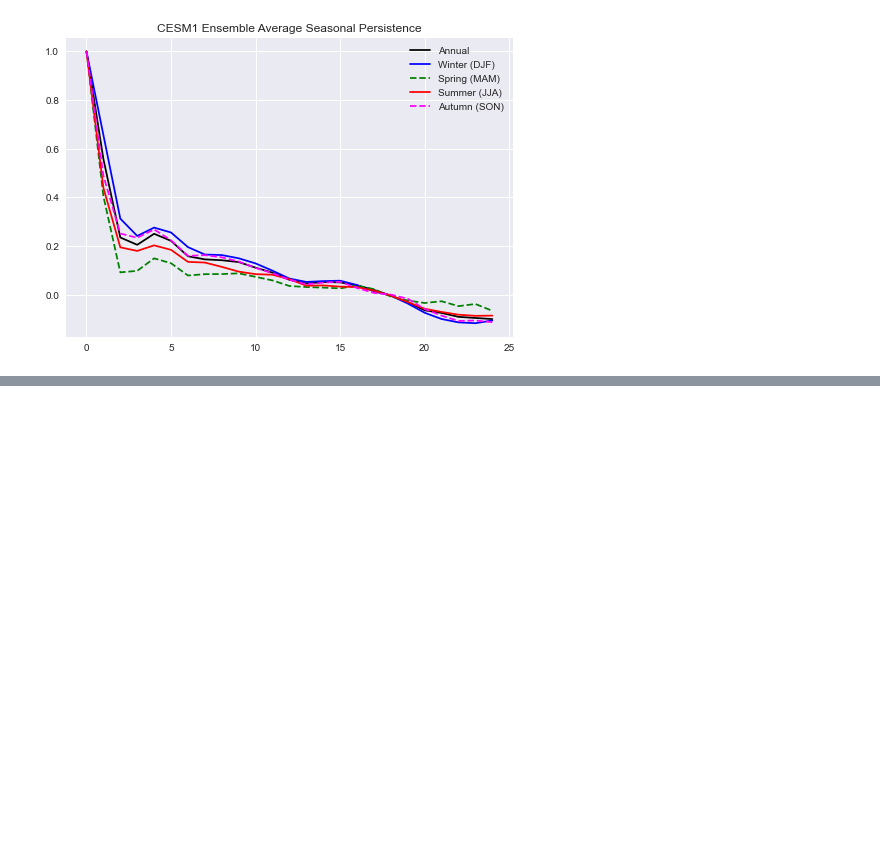
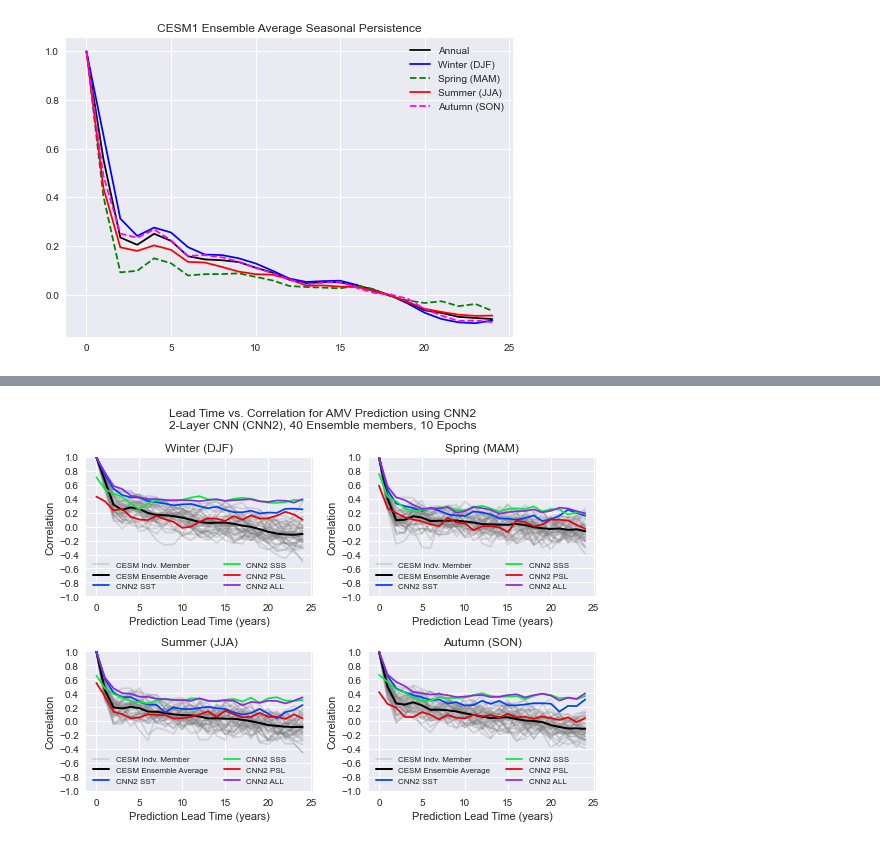
Before and after one commit to glennliu265/predict_amv, a Jupyter notebook: Analysis/plot_leadtime_seasonal_comparisons.ipynb, the cells around one changed output, grey strips where cells are left out. Saved outputs shown, nothing was run; the diff lists cells and outputs as text; code cells hidden in the pictures; blank space fills up the shorter version.

```diff
--- a/Analysis/plot_leadtime_seasonal_comparisons.ipynb
+++ b/Analysis/plot_leadtime_seasonal_comparisons.ipynb
@@ -143,0 +216,18 @@ plt.plot(amvindices[s].mean(0))
+# %%
+# Now load in results from each experiment
+test_losses = []
+train_losses = []
+test_corrs = []
+train_corrs = []
+expids = []
+for season in seasons:
+
+    ld = load_experiment(varnames,datpath,season,resolution,indexregion,netname,num_epochs,nmembers,leadtime)
+
+    expids.append(ld[0])
+    train_losses.append(ld[1])
+    test_losses.append(ld[2])
+    test_corrs.append(ld[3])
+    train_corrs.append(ld[4])
+
+    print("Finished loading data for season %s"%season)
@@ -143,0 +252,35 @@ plt.plot(amvindices[s].mean(0))
+# %%
+# 4-way plot for each region, testing only
+nvars = 4 # number of predictors to plot
+
+
+fig,axs = plt.subplots(2,2,figsize=(8,6))
+plt.style.use('seaborn')
+plt.style.use('seaborn-bright')
+
+r  = 1
+ax = axs[0,0]
+ax = plot_corrleadtime(test_corrs[r],nvars,amvindices[r],netname,"%s"%(slongname[r]),ax=ax)
+
+r  = 2
+ax = axs[0,1]
+ax = plot_corrleadtime(test_corrs[r],nvars,amvindices[r],netname,"%s"%(slongname[r]),ax=ax)
+
+r  = 3
+ax = axs[1,0]
+ax = plot_corrleadtime(test_corrs[r],nvars,amvindices[r],netname,"%s"%(slongname[r]),ax=ax)
+
+
+r  = 4
+ax = axs[1,1]
+ax = plot_corrleadtime(test_corrs[r],nvars,amvindices[r],netname,"%s"%(slongname[r]),ax=ax)
+
+
+
+# title and layout formatting
+plt.suptitle("Lead Time vs. Correlation for AMV Prediction using %s" % (netname) + "\n" +
+             "%s, %s Ensemble members, %s Epochs"%(netlong,nmembers,num_epochs))
+plt.tight_layout()
+plt.savefig("%sCorrelation_vs_Leadtime_CESM_%s_allseasons.png"%(outpath,netname),dpi=200)
+# %% [output]
+[figure, added]
```
Also changed, not shown: parts of 7 cells of this notebook, 3 other files.
